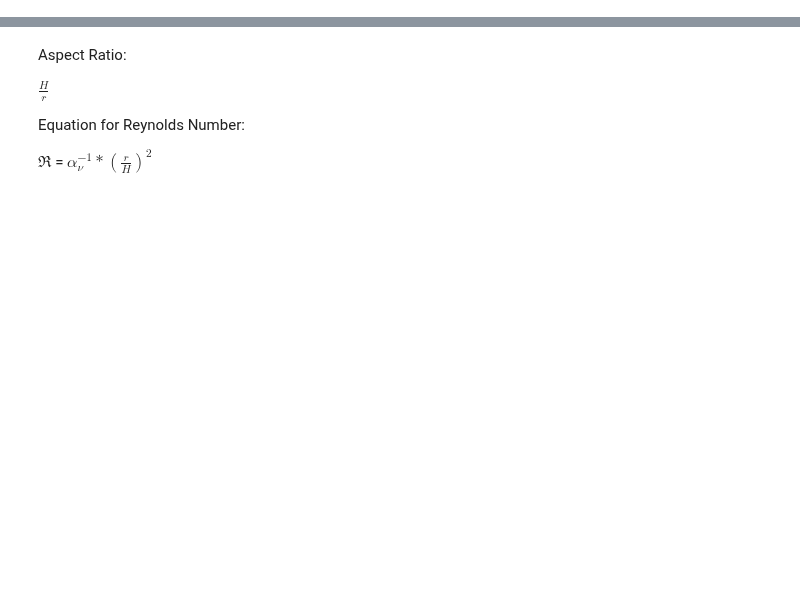
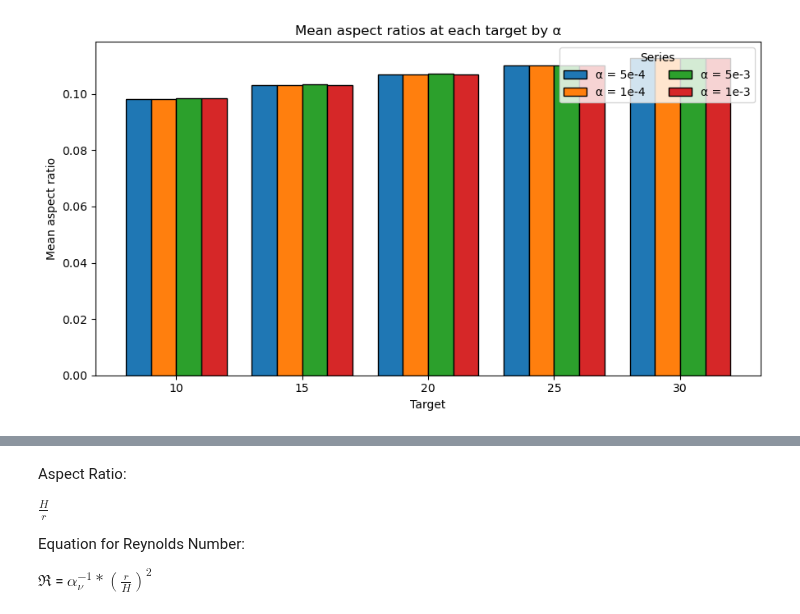
Before and after one commit to Chartman25/UnigeMasters, a Jupyter notebook: Astrophysics_Lab_Disc_Truncation/Reynolds_number_calc.ipynb, the cells around one changed output, grey strips where cells are left out. Drawn from its saved outputs; the diff is of its cells as text; code cells hidden in the pictures; blank space fills up the shorter version.

```diff
--- a/Astrophysics_Lab_Disc_Truncation/Reynolds_number_calc.ipynb
+++ b/Astrophysics_Lab_Disc_Truncation/Reynolds_number_calc.ipynb
@@ -5,0 +14,28 @@ import APL1_functions as AC
+# %%
+
+targets = np.array([10, 15, 20, 25, 30])
+series = [
+    (r'α = 5e-4', aspect_ratios_5e4),
+    (r'α = 1e-4', aspect_ratios_1e4),
+    (r'α = 5e-3', aspect_ratios_5e3),
+    (r'α = 1e-3', aspect_ratios_1e3),
+]
+
+x = np.arange(len(targets))
+n = len(series)
+width = 0.8 / n  # total bar pack width ~0.8
+
+plt.figure(figsize=(9,5))
+for i, (label, vals) in enumerate(series):
+    offset = (i - (n-1)/2) * width
+    plt.bar(x + offset, vals, width=width, edgecolor='k', label=label)
+
+plt.xticks(x, targets)
+plt.xlabel('Target')
+plt.ylabel('Mean aspect ratio')
+plt.title('Mean aspect ratios at each target by α')
+plt.legend(title='Series', ncol=2)
+plt.tight_layout()
+plt.show()
+# %% [output]
+[figure, added]
```
Also changed, not shown: parts of 16 cells of this notebook, 5 other files.
